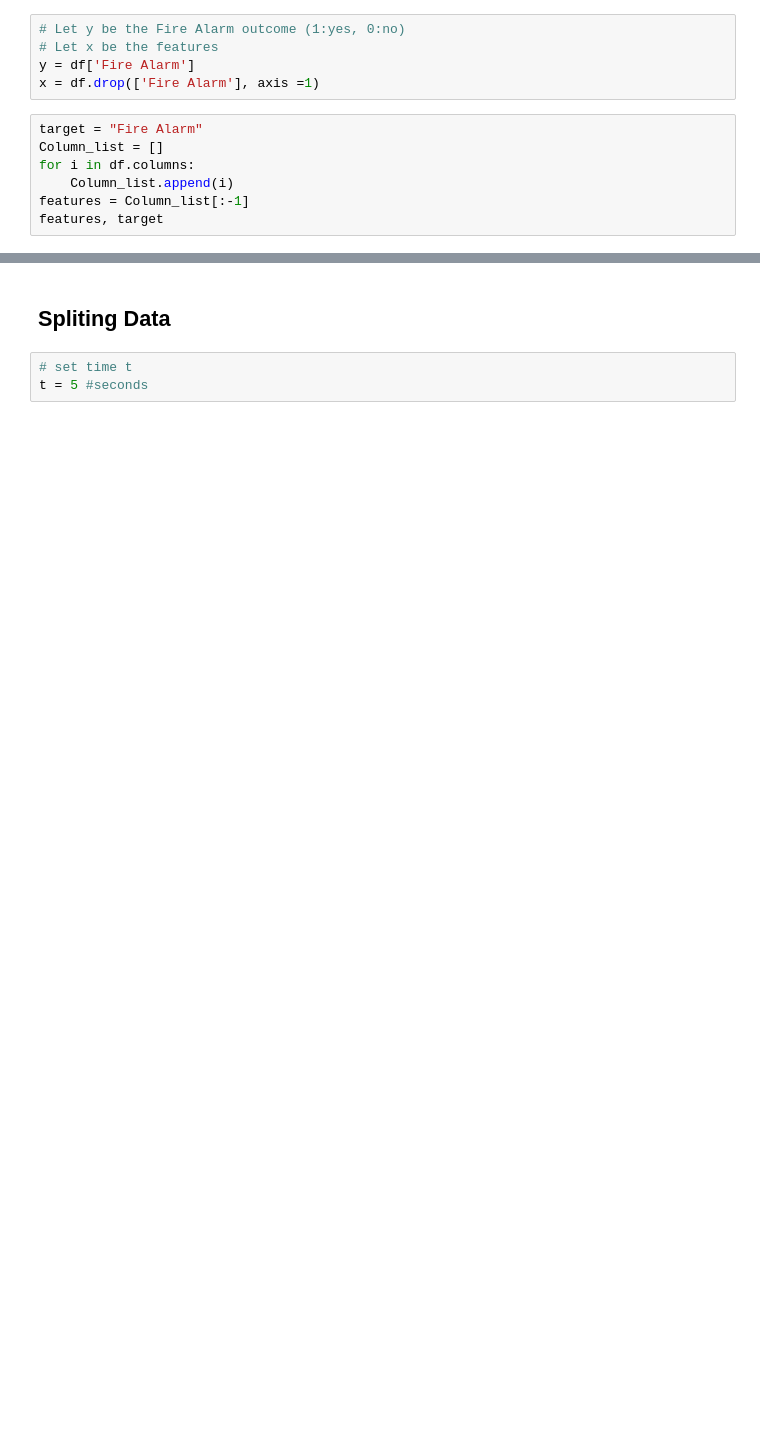
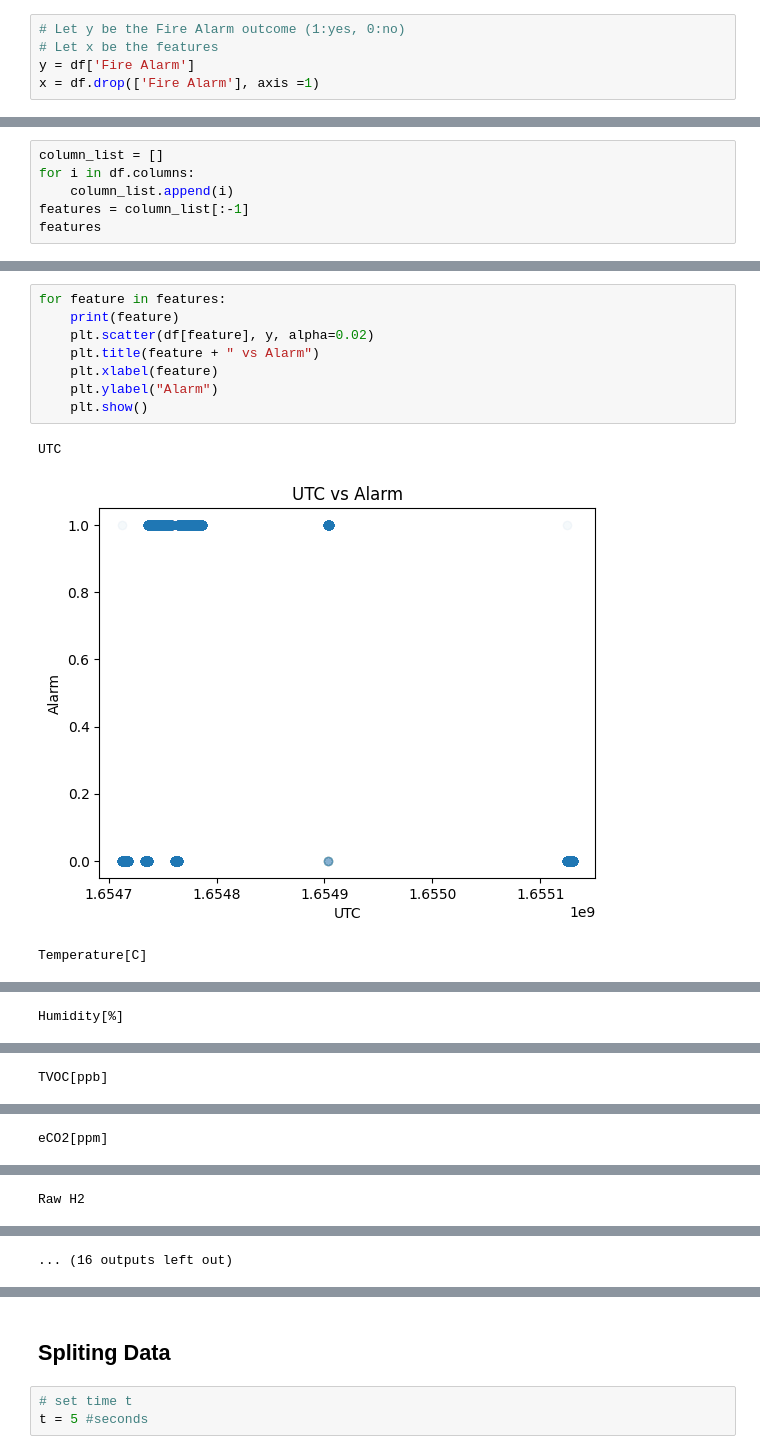
Before and after one commit to katie-q-ch/smoke-detector-project, a Jupyter notebook: SmokeDectector.ipynb, the cells around one changed output, grey strips where cells are left out. Saved outputs shown, nothing was run; the diff lists cells and outputs as text; blank space fills up the shorter version.

```diff
--- a/SmokeDectector.ipynb
+++ b/SmokeDectector.ipynb
@@ -253,10 +270,3 @@ for ax in scatter_matrix.ravel():
 # Let x be the features
 y = df['Fire Alarm']
 x = df.drop(['Fire Alarm'], axis =1)
-# %%
-target = "Fire Alarm"
-Column_list = []
-for i in df.columns:
-    Column_list.append(i)
-features = Column_list[:-1]
-features, target
@@ -293,0 +273,6 @@ df[0:10]
+# %%
+column_list = []
+for i in df.columns:
+    column_list.append(i)
+features = column_list[:-1]
+features
@@ -293,0 +294,12 @@ df[0:10]
+# %%
+for feature in features:
+    print(feature)
+    plt.scatter(df[feature], y, alpha=0.02)
+    plt.title(feature + " vs Alarm")
+    plt.xlabel(feature)
+    plt.ylabel("Alarm")
+    plt.show()
+# %% [output]
+UTC
+[figure, added]
+Temperature[C]
@@ -293,0 +307 @@ df[0:10]
+Humidity[%]
@@ -293,0 +309 @@ df[0:10]
+TVOC[ppb]
@@ -293,0 +311 @@ df[0:10]
+eCO2[ppm]
@@ -293,0 +313 @@ df[0:10]
+Raw H2
@@ -294 +315,2 @@ df[0:10]
+... (16 outputs left out)
 # %% [markdown]
```
Also changed, not shown: parts of 58 cells of this notebook.
